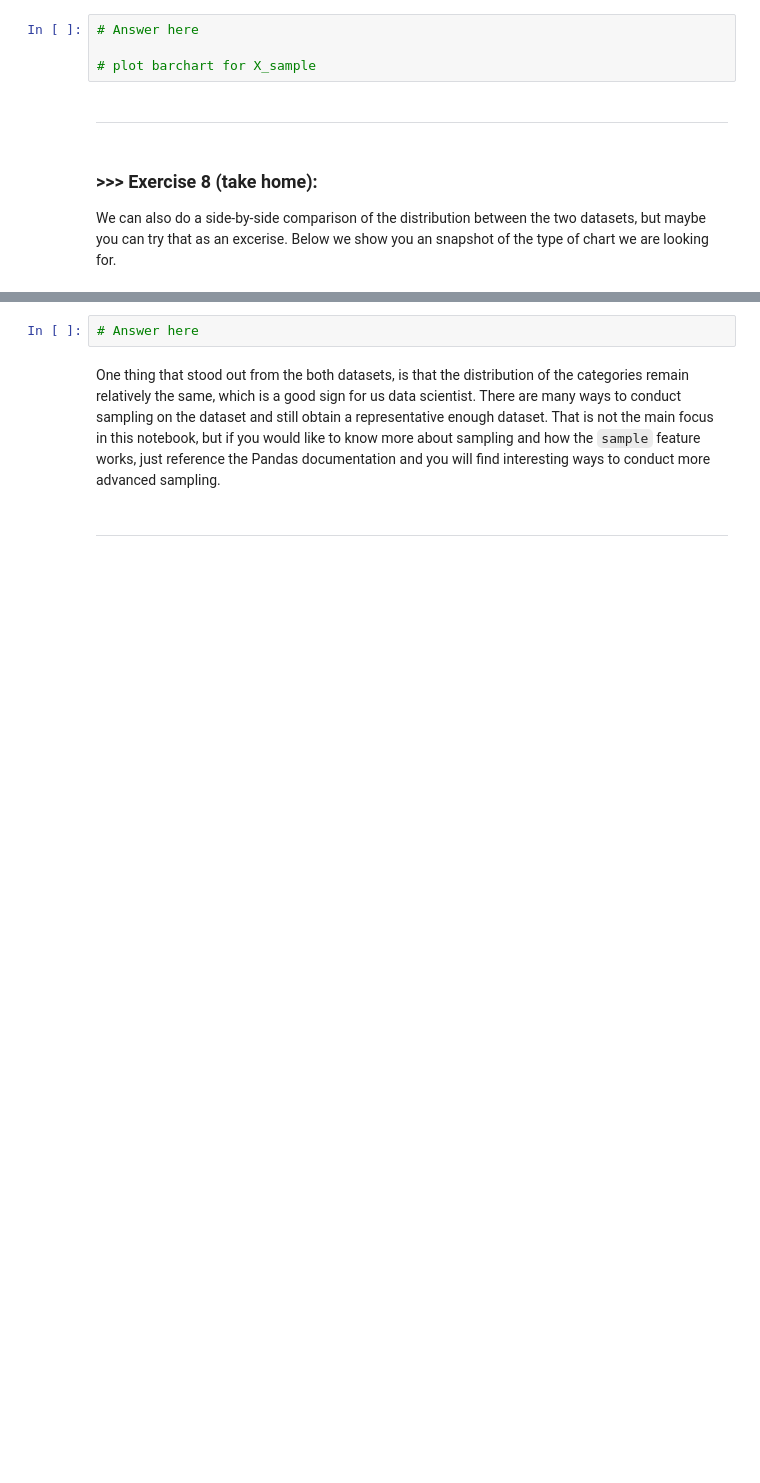
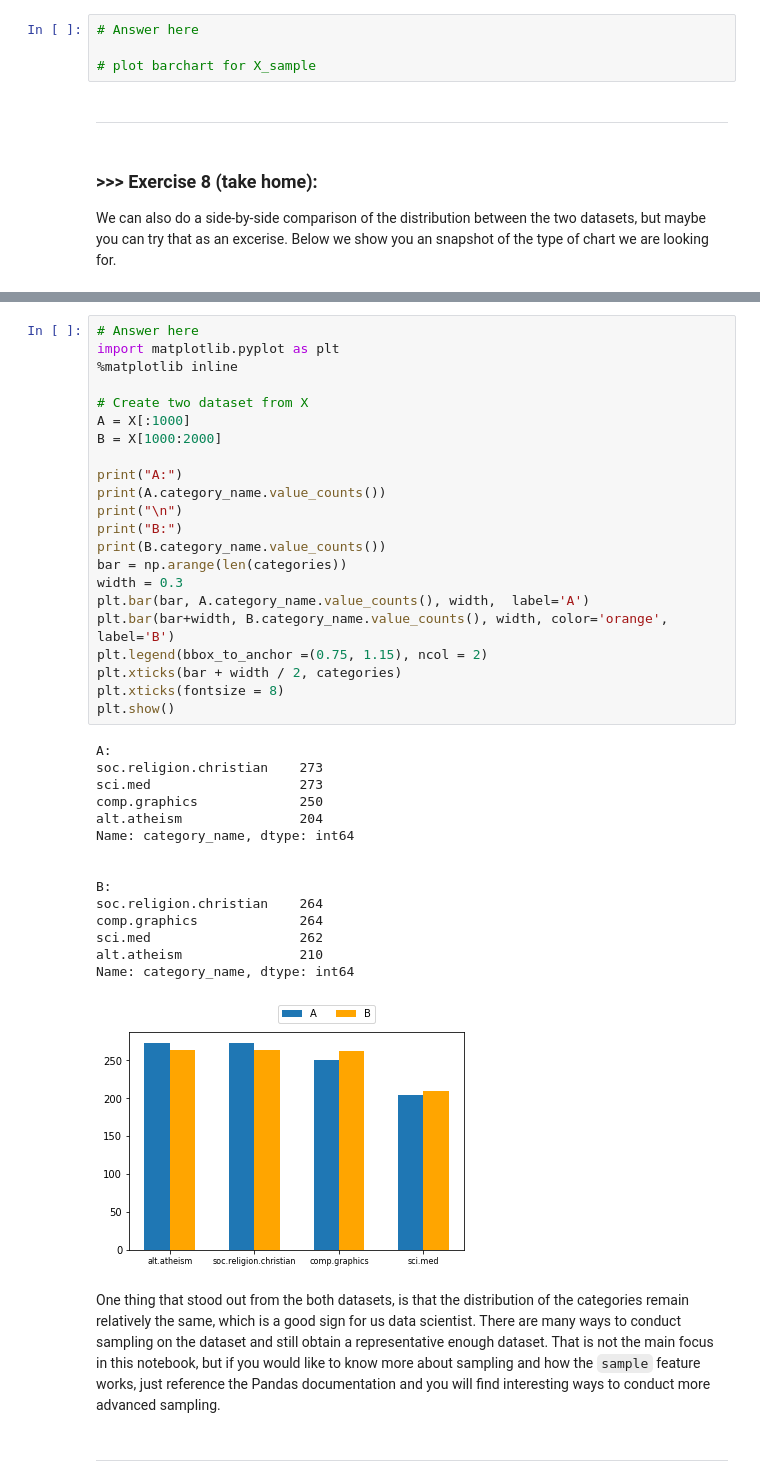
Before and after one commit to YiChiChao/DM2022-Lab1-Master, a Jupyter notebook: DM2022-Lab1-Master.ipynb, the cells around one changed output, grey strips where cells are left out. Cells and saved outputs as stored; diff of their text form; blank space fills up the shorter version.

```diff
--- a/DM2022-Lab1-Master.ipynb
+++ b/DM2022-Lab1-Master.ipynb
@@ -887,8 +935,44 @@ Notice that for the `ylim` parameters we hardcoded the maximum value for y. Is i
 We can also do a side-by-side comparison of the distribution between the two datasets, but maybe you can try that as an excerise. Below we show you an snapshot of the type of chart we are looking for.
 # %% [markdown]
 ![alt txt](https://i.imgur.com/9eO431H.png)
-# %%
-# Answer here
+# %%
+# Answer here
+import matplotlib.pyplot as plt
+%matplotlib inline
+
+# Create two dataset from X
+A = X[:1000]
+B = X[1000:2000]
+
+print("A:")
+print(A.category_name.value_counts())
+print("\n")
+print("B:")
+print(B.category_name.value_counts())
+bar = np.arange(len(categories))
+width = 0.3
+plt.bar(bar, A.category_name.value_counts(), width,  label='A')
+plt.bar(bar+width, B.category_name.value_counts(), width, color='orange', label='B')
+plt.legend(bbox_to_anchor =(0.75, 1.15), ncol = 2)
+plt.xticks(bar + width / 2, categories)
+plt.xticks(fontsize = 8)
+plt.show()
+# %% [output]
+A:
+soc.religion.christian    273
+sci.med                   273
+comp.graphics             250
+alt.atheism               204
+Name: category_name, dtype: int64
+
+
+B:
+soc.religion.christian    264
+comp.graphics             264
+sci.med                   262
+alt.atheism               210
+Name: category_name, dtype: int64
+[figure, added]
 # %% [markdown]
 One thing that stood out from the both datasets, is that the distribution of the categories remain relatively the same, which is a good sign for us data scientist. There are many ways to conduct sampling on the dataset and still obtain a representative enough dataset. That is not the main focus in this notebook, but if you would like to know more about sampling and how the `sample` feature works, just reference the Pandas documentation and you will find interesting ways to conduct more advanced sampling.
 # %% [markdown]
```
Also changed, not shown: parts of 4 cells of this notebook.
